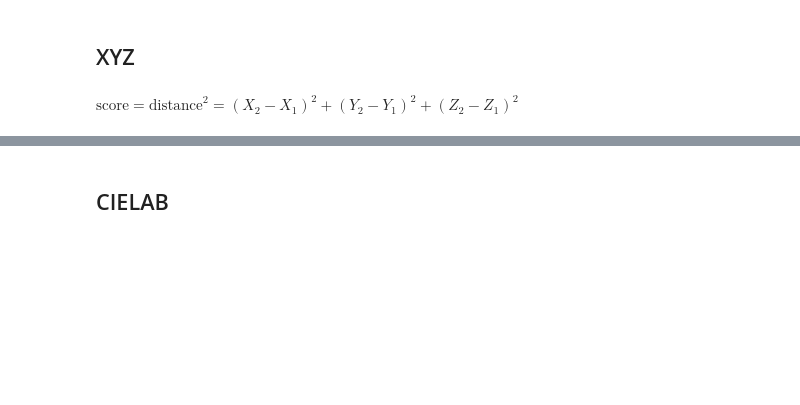
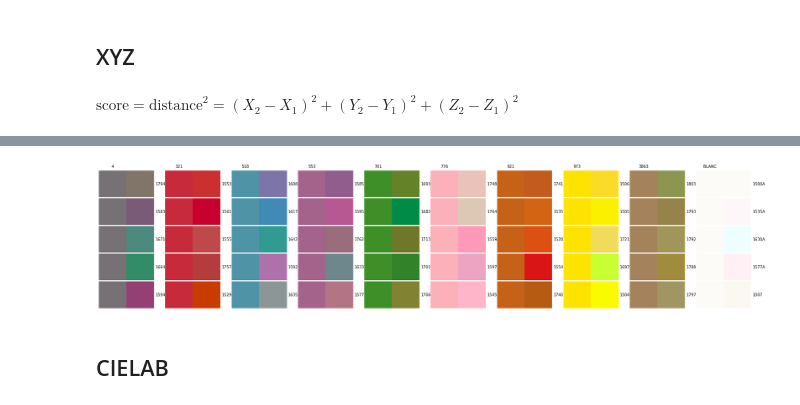
Before and after one commit to JuliaSzulc/flossverter, a Jupyter notebook: metrics_test.ipynb, the cells around one changed output, grey strips where cells are left out. Drawn from its saved outputs; the diff is of its cells as text; code cells hidden in the pictures; blank space fills up the shorter version.

```diff
--- a/metrics_test.ipynb
+++ b/metrics_test.ipynb
@@ -186,2 +77,6 @@ for base_num in base_numbers:
+# %%
+run(xyz_euclidean)
+# %% [output]
+[figure, added]
 # %% [markdown]
 ## CIELAB
```
Also changed, not shown: parts of 14 cells of this notebook, 4 other files.
